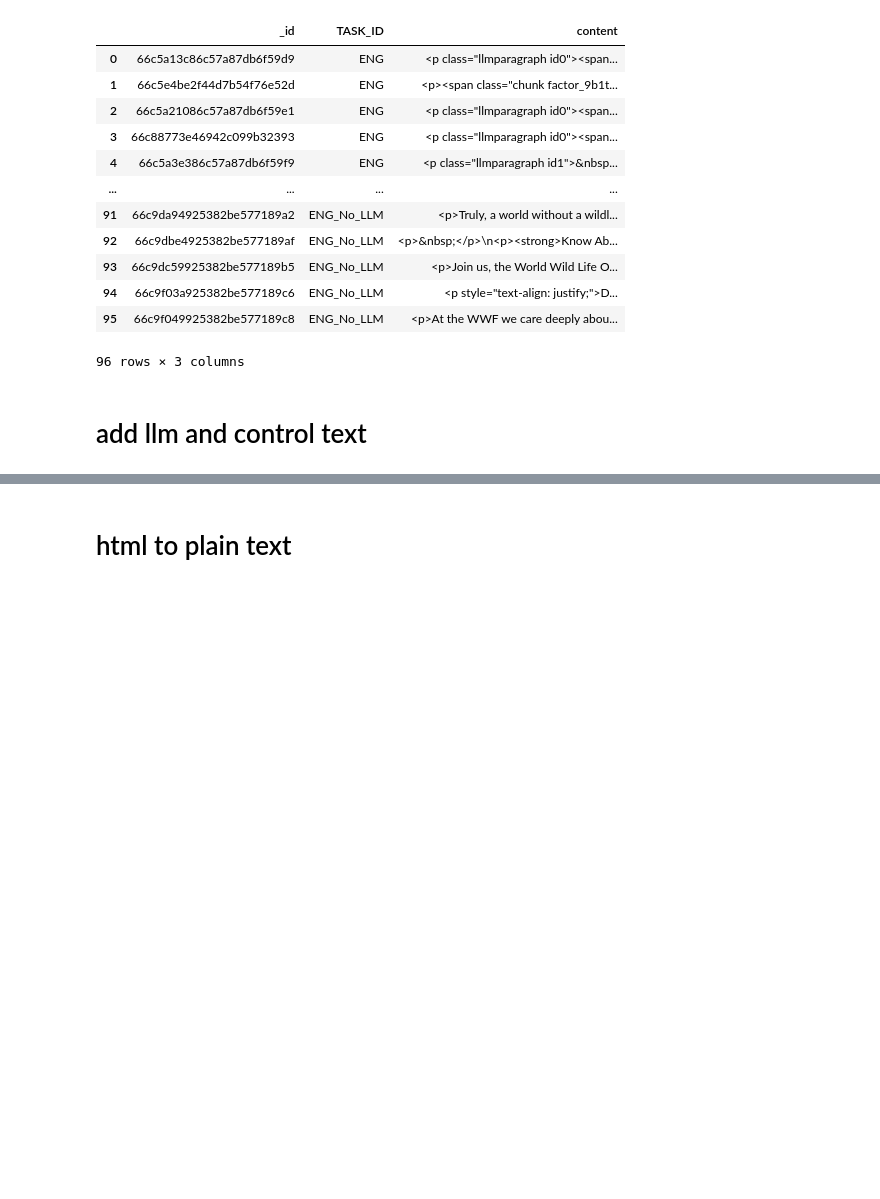
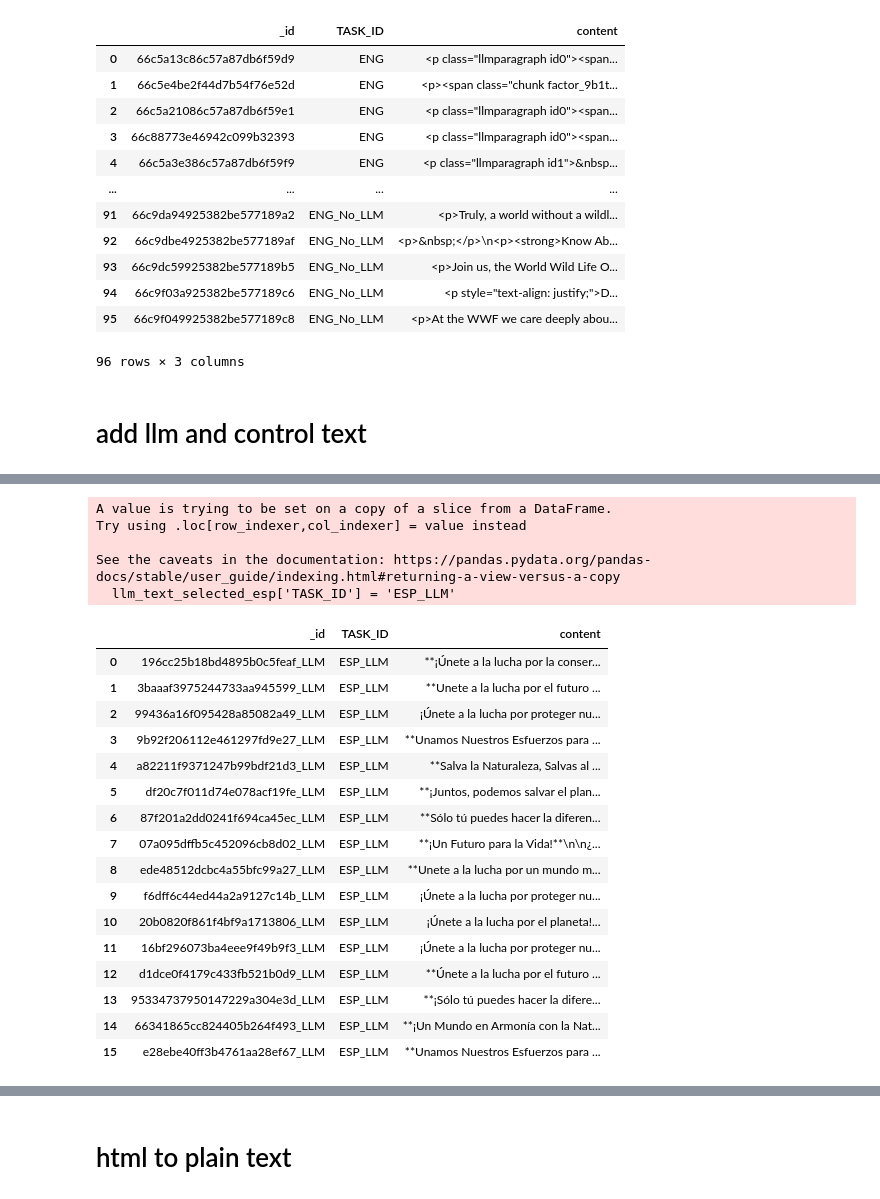
Before and after one commit to shreyan2020/cillm, a Jupyter notebook: analysis/notebooks/logic_to_get_persuasive_texts.ipynb, the cells around one changed output, grey strips where cells are left out. Cells and saved outputs as stored; diff of their text form; code cells hidden in the pictures; blank space fills up the shorter version.

```diff
--- a/analysis/notebooks/logic_to_get_persuasive_texts.ipynb
+++ b/analysis/notebooks/logic_to_get_persuasive_texts.ipynb
@@ -129,2 +141,31 @@ llm_text_selected
+# %%
+llm_text_esp = pd.read_csv('./llm_esp.csv')
+llm_text_esp['_id'] = [str(uuid.uuid4().hex[:24]) + '_LLM' for _ in range(len(llm_text_esp))]
+llm_text_selected_esp = llm_text_esp[['_id', 'TASK_ID', 'content']]
+llm_text_selected_esp['TASK_ID'] = 'ESP_LLM'
+llm_text_selected_esp
+# %% [output]
+A value is trying to be set on a copy of a slice from a DataFrame.
+Try using .loc[row_indexer,col_indexer] = value instead
+
+See the caveats in the documentation: https://pandas.pydata.org/pandas-docs/stable/user_guide/indexing.html#returning-a-view-versus-a-copy
+  llm_text_selected_esp['TASK_ID'] = 'ESP_LLM'
+|  | _id | TASK_ID | content |
+| 0 | 196cc25b18bd4895b0c5feaf_LLM | ESP_LLM | **¡Únete a la lucha por la conser... |
+| 1 | 3baaaf3975244733aa945599_LLM | ESP_LLM | **Unete a la lucha por el futuro ... |
+| 2 | 99436a16f095428a85082a49_LLM | ESP_LLM | ¡Únete a la lucha por proteger nu... |
+| 3 | 9b92f206112e461297fd9e27_LLM | ESP_LLM | **Unamos Nuestros Esfuerzos para ... |
+| 4 | a82211f9371247b99bdf21d3_LLM | ESP_LLM | **Salva la Naturaleza, Salvas al ... |
+| 5 | df20c7f011d74e078acf19fe_LLM | ESP_LLM | **¡Juntos, podemos salvar el plan... |
+| 6 | 87f201a2dd0241f694ca45ec_LLM | ESP_LLM | **Sólo tú puedes hacer la diferen... |
+| 7 | 07a095dffb5c452096cb8d02_LLM | ESP_LLM | **¡Un Futuro para la Vida!**\n\n¿... |
+| 8 | ede48512dcbc4a55bfc99a27_LLM | ESP_LLM | **Unete a la lucha por un mundo m... |
+| 9 | f6dff6c44ed44a2a9127c14b_LLM | ESP_LLM | ¡Únete a la lucha por proteger nu... |
+| 10 | 20b0820f861f4bf9a1713806_LLM | ESP_LLM | ¡Únete a la lucha por el planeta!... |
+| 11 | 16bf296073ba4eee9f49b9f3_LLM | ESP_LLM | ¡Únete a la lucha por proteger nu... |
+| 12 | d1dce0f4179c433fb521b0d9_LLM | ESP_LLM | **Únete a la lucha por el futuro ... |
+| 13 | 95334737950147229a304e3d_LLM | ESP_LLM | **¡Sólo tú puedes hacer la difere... |
+| 14 | 66341865cc824405b264f493_LLM | ESP_LLM | **¡Un Mundo en Armonía con la Nat... |
+| 15 | e28ebe40ff3b4761aa28ef67_LLM | ESP_LLM | **Unamos Nuestros Esfuerzos para ... |
 # %%
 master_document_list = df[['_id', 'TASK_ID', 'content']]
```
Also changed, not shown: parts of 19 cells of this notebook, 22 other files.
